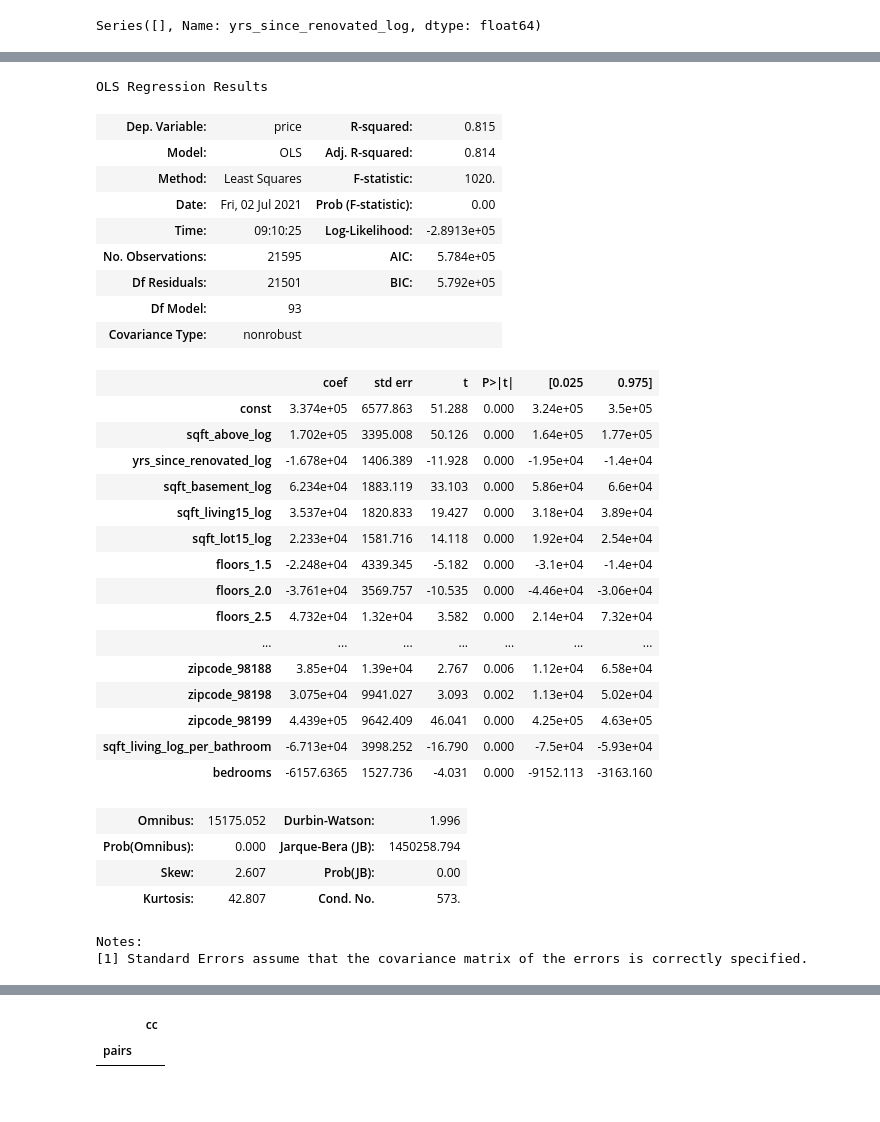
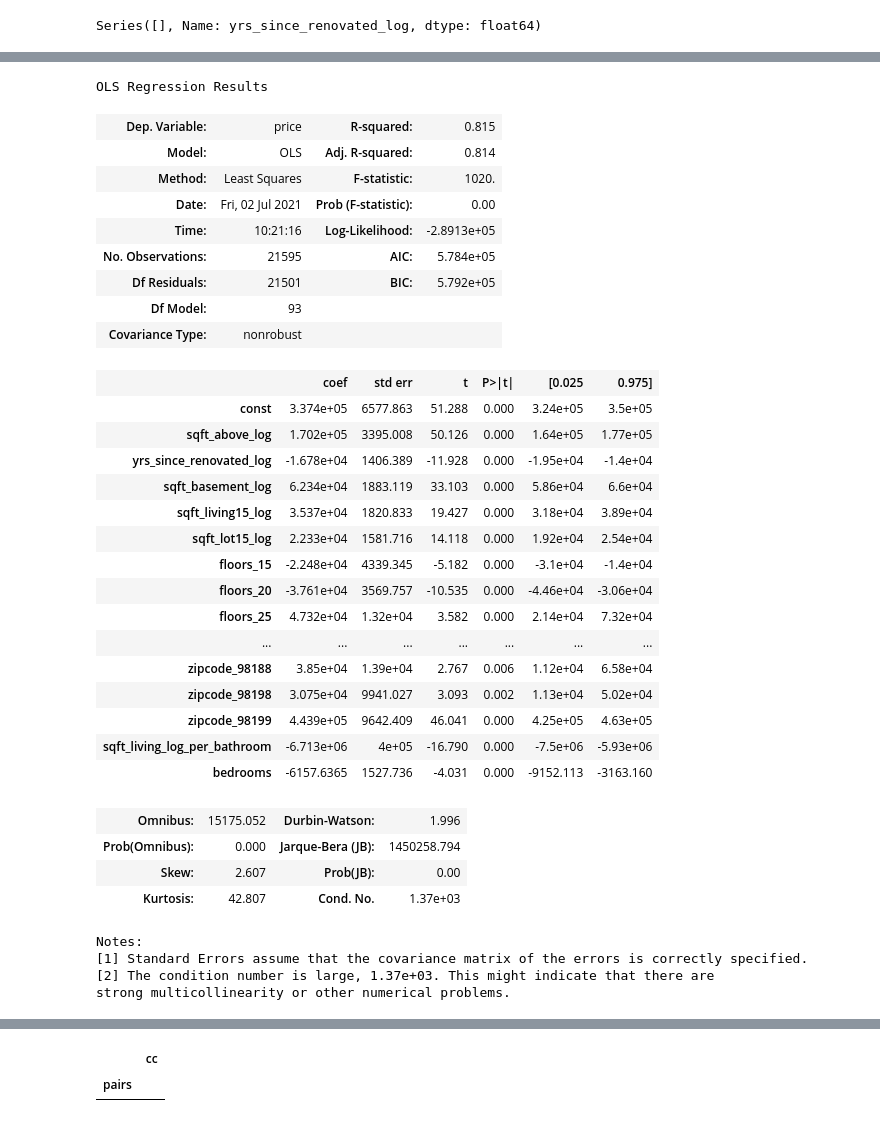
Before and after one commit to Joshua-Hill-Science/linear_regression_project, a Jupyter notebook: notebooks/exploratory/Jerry/Tom Petty's Masterclass; Base Jumping (Finished Product).ipynb, the cells around one changed output, grey strips where cells are left out. Drawn from its saved outputs; the diff is of its cells as text; code cells hidden in the pictures.

```diff
--- a/notebooks/exploratory/Jerry/Tom Petty's Masterclass; Base Jumping (Finished Product).ipynb
+++ b/notebooks/exploratory/Jerry/Tom Petty's Masterclass; Base Jumping (Finished Product).ipynb
@@ -66,6 +66,8 @@ df["date"] = df["date"].map(lambda x: x.split("/")[0])
 # The specific date of the sale isn't of interest but the season is.
 # %%
 df = df.drop_duplicates()
+# %%
+df["waterfront"] = df["waterfront"].fillna(0.0)
 # %%
 df["yr_renovated"] = df["yr_renovated"].fillna(0.0)
 # %%
@@ -175,6 +177,10 @@ See the caveats in the documentation: https://pandas.pydata.org/pandas-docs/stab
 continuous = ["sqft_above", "yrs_since_renovated", "price", "sqft_living", "sqft_basement", "sqft_living15", "sqft_lot15"]
 
 categorical = ["floors", "season", "bedrooms", "bathrooms", "grade", "condition", "waterfront", "zipcode"]
+
+df["bathrooms"] = df["bathrooms"].apply(lambda x: int(x*100))
+df["floors"] = df["floors"].apply(lambda x: int(x*10))
+df["waterfront"] = df["waterfront"].apply(lambda x: int(x))
 
 df_log = np.log(df[continuous])
 df_log.columns = [f"{column}_log" for column in df[continuous]]
@@ -280,8 +286,8 @@ df_final["bedrooms"] = df["bedrooms"]
 while df_final["sqft_basement_log"].loc[df_final["sqft_basement_log"] == -0.78797255].count() > 0:
     for i in range(0, len(df_final)):
         if df_final["sqft_basement_log"].iloc[i] == -0.78797255:
-            df_final["sqft_basement_log"].iloc[i] = -1
-# log base 10 of 0 on a graph could be read as -1. It technically goes to negative infinity but -1 will have to suffice for my estimations.
+            df_final["sqft_basement_log"].iloc[i] = -2
+# log base e of 0 on a graph could be read as -1. It technically goes to negative infinity but -2 will have to suffice for my estimations.
 # %%
 df_final["yrs_since_renovated_log"].loc[(np.isfinite(df_final["yrs_since_renovated_log"]) == False)]
 # %% [output]
@@ -289,47 +311,49 @@ Series([], Name: yrs_since_renovated_log, dtype: float64)
 # %%
 predictors = df_final.drop(["price", "bedrooms_3", "bedrooms_4", "bedrooms_5", "bedrooms_6", "bedrooms_8",
-                           "bedrooms_9", "bedrooms_10", "bedrooms_11", "bedrooms_33", "bathrooms_0.75",
-                           "bathrooms_1.25", "bathrooms_1.5", "bathrooms_1.75", "bathrooms_2.0", "bathrooms_2.25",
-                           "bathrooms_2.5", "bathrooms_4.75", "bathrooms_5.5", "bathrooms_5.75", "bathrooms_6.25",
+                           "bedrooms_9", "bedrooms_10", "bedrooms_11", "bedrooms_33", "bathrooms_75",
+                           "bathrooms_125", "bathrooms_150", "bathrooms_175", "bathrooms_200", "bathrooms_225",
+                           "bathrooms_250", "bathrooms_475", "bathrooms_550", "bathrooms_575", "bathrooms_625",
                            "grade_4", "grade_5", "grade_6", "grade_7", "grade_8", "grade_9", "condition_2",
-                           "condition_3", "condition_4", "bedrooms_7", "bathrooms_2.75", "bathrooms_6.5",
-                           "bathrooms_7.5", "sqft_living_log_per_bedroom", "bathrooms", "sqft_living_log", "bathrooms_1.0",
-                            "floors_3.5", "bedrooms_2", "zipcode_98002", "zipcode_98003", "zipcode_98022", "zipcode_98023",
+                           "condition_3", "condition_4", "bedrooms_7", "bathrooms_275", "bathrooms_650",
+                           "bathrooms_750", "sqft_living_log_per_bedroom", "bathrooms", "sqft_living_log", "bathrooms_100",
+                            "floors_35", "bedrooms_2", "zipcode_98002", "zipcode_98003", "zipcode_98022", "zipcode_98023",
                            "zipcode_98030", "zipcode_98031", "zipcode_98032", "zipcode_98042", "zipcode_98070"], axis = 1)
 predictors_int = sm.add_constant(predictors)
 model = sm.OLS(df_final["price"], predictors_int).fit()
 model.summary()
 # Creating a model to create final inference predictions
 # %% [output]
 OLS Regression Results
 | Dep. Variable: | price | R-squared: | 0.815 |
 | Model: | OLS | Adj. R-squared: | 0.814 |
 | Method: | Least Squares | F-statistic: | 1020. |
 | Date: | Fri, 02 Jul 2021 | Prob (F-statistic): | 0.00 |
-| Time: | 09:10:25 | Log-Likelihood: | -2.8913e+05 |
+| Time: | 10:21:16 | Log-Likelihood: | -2.8913e+05 |
 | No. Observations: | 21595 | AIC: | 5.784e+05 |
 | Df Residuals: | 21501 | BIC: | 5.792e+05 |
 | Df Model: | 93 |  |  |
 | Covariance Type: | nonrobust |  |  |
 |  | coef | std err | t | P>|t| | [0.025 | 0.975] |
 | const | 3.374e+05 | 6577.863 | 51.288 | 0.000 | 3.24e+05 | 3.5e+05 |
 | sqft_above_log | 1.702e+05 | 3395.008 | 50.126 | 0.000 | 1.64e+05 | 1.77e+05 |
 | yrs_since_renovated_log | -1.678e+04 | 1406.389 | -11.928 | 0.000 | -1.95e+04 | -1.4e+04 |
 | sqft_basement_log | 6.234e+04 | 1883.119 | 33.103 | 0.000 | 5.86e+04 | 6.6e+04 |
 | sqft_living15_log | 3.537e+04 | 1820.833 | 19.427 | 0.000 | 3.18e+04 | 3.89e+04 |
 | sqft_lot15_log | 2.233e+04 | 1581.716 | 14.118 | 0.000 | 1.92e+04 | 2.54e+04 |
-| floors_1.5 | -2.248e+04 | 4339.345 | -5.182 | 0.000 | -3.1e+04 | -1.4e+04 |
-| floors_2.0 | -3.761e+04 | 3569.757 | -10.535 | 0.000 | -4.46e+04 | -3.06e+04 |
-| floors_2.5 | 4.732e+04 | 1.32e+04 | 3.582 | 0.000 | 2.14e+04 | 7.32e+04 |
+| floors_15 | -2.248e+04 | 4339.345 | -5.182 | 0.000 | -3.1e+04 | -1.4e+04 |
+| floors_20 | -3.761e+04 | 3569.757 | -10.535 | 0.000 | -4.46e+04 | -3.06e+04 |
+| floors_25 | 4.732e+04 | 1.32e+04 | 3.582 | 0.000 | 2.14e+04 | 7.32e+04 |
 | ... | ... | ... | ... | ... | ... | ... |
 | zipcode_98188 | 3.85e+04 | 1.39e+04 | 2.767 | 0.006 | 1.12e+04 | 6.58e+04 |
 | zipcode_98198 | 3.075e+04 | 9941.027 | 3.093 | 0.002 | 1.13e+04 | 5.02e+04 |
 | zipcode_98199 | 4.439e+05 | 9642.409 | 46.041 | 0.000 | 4.25e+05 | 4.63e+05 |
-| sqft_living_log_per_bathroom | -6.713e+04 | 3998.252 | -16.790 | 0.000 | -7.5e+04 | -5.93e+04 |
+| sqft_living_log_per_bathroom | -6.713e+06 | 4e+05 | -16.790 | 0.000 | -7.5e+06 | -5.93e+06 |
 | bedrooms | -6157.6365 | 1527.736 | -4.031 | 0.000 | -9152.113 | -3163.160 |
 | Omnibus: | 15175.052 | Durbin-Watson: | 1.996 |
 | Prob(Omnibus): | 0.000 | Jarque-Bera (JB): | 1450258.794 |
 | Skew: | 2.607 | Prob(JB): | 0.00 |
-| Kurtosis: | 42.807 | Cond. No. | 573. |
+| Kurtosis: | 42.807 | Cond. No. | 1.37e+03 |
 Notes:
 [1] Standard Errors assume that the covariance matrix of the errors is correctly specified.
+[2] The condition number is large, 1.37e+03. This might indicate that there are
+strong multicollinearity or other numerical problems.
```
Also changed, not shown: parts of 15 cells of this notebook.
